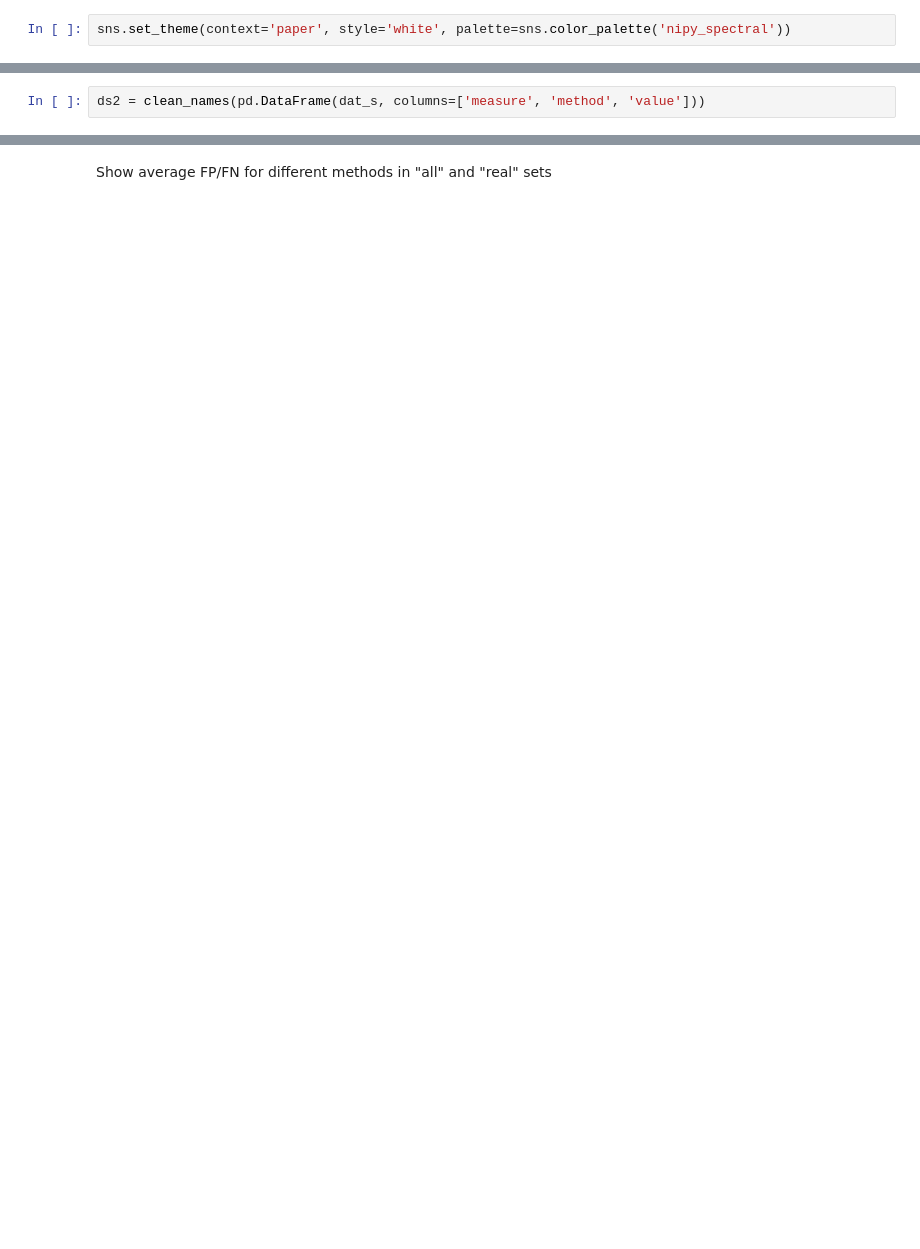
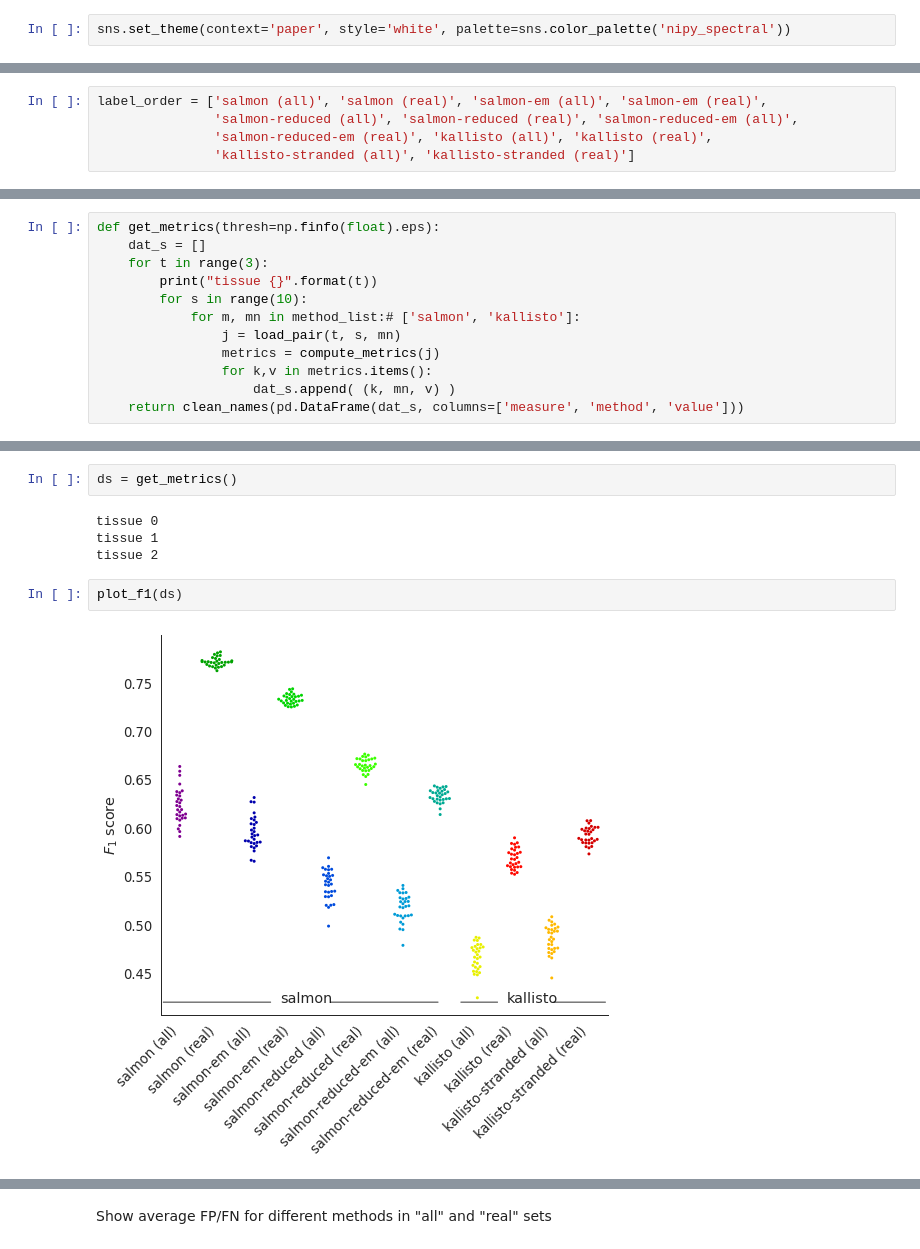
Before and after one commit to COMBINE-lab/quant-tx-diversity, a Jupyter notebook: notebook/Varabyou_reanalysis.ipynb, the cells around one changed output, grey strips where cells are left out. Cells and saved outputs as stored; diff of their text form; blank space fills up the shorter version.

Commit message:
expand metrics in notebook

```diff
--- a/notebook/Varabyou_reanalysis.ipynb
+++ b/notebook/Varabyou_reanalysis.ipynb
@@ -159,2 +100,0 @@ for t in range(3):
-# %%
-ds2 = clean_names(pd.DataFrame(dat_s, columns=['measure', 'method', 'value']))
@@ -160,0 +109,5 @@ ds2 = clean_names(pd.DataFrame(dat_s, columns=['measure', 'method', 'value']))
+# %%
+label_order = ['salmon (all)', 'salmon (real)', 'salmon-em (all)', 'salmon-em (real)',
+               'salmon-reduced (all)', 'salmon-reduced (real)', 'salmon-reduced-em (all)',
+               'salmon-reduced-em (real)', 'kallisto (all)', 'kallisto (real)',
+               'kallisto-stranded (all)', 'kallisto-stranded (real)']
@@ -161 +129,13 @@ ds2 = clean_names(pd.DataFrame(dat_s, columns=['measure', 'method', 'value']))
+# %%
+def get_metrics(thresh=np.finfo(float).eps):
+    dat_s = []
+    for t in range(3):
+        print("tissue {}".format(t))
+        for s in range(10):
+            for m, mn in method_list:# ['salmon', 'kallisto']:
+                j = load_pair(t, s, mn)
+                metrics = compute_metrics(j)
+                for k,v in metrics.items():
+                    dat_s.append( (k, mn, v) )
+    return clean_names(pd.DataFrame(dat_s, columns=['measure', 'method', 'value']))
 # %%
@@ -231,0 +322,10 @@ metric_means.loc[('salmon (real)', 'fp')], metric_means.loc[('salmon-em (real)',
+# %%
+ds = get_metrics()
+# %% [output]
+tissue 0
+tissue 1
+tissue 2
+# %%
+plot_f1(ds)
+# %% [output]
+[figure, added]
```
Also changed, not shown: parts of 29 cells of this notebook.
